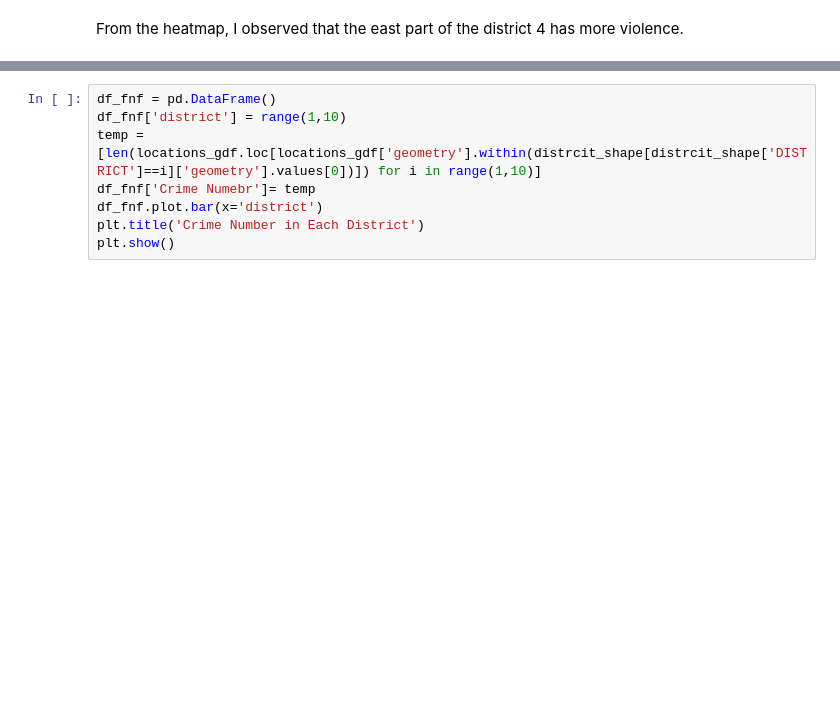
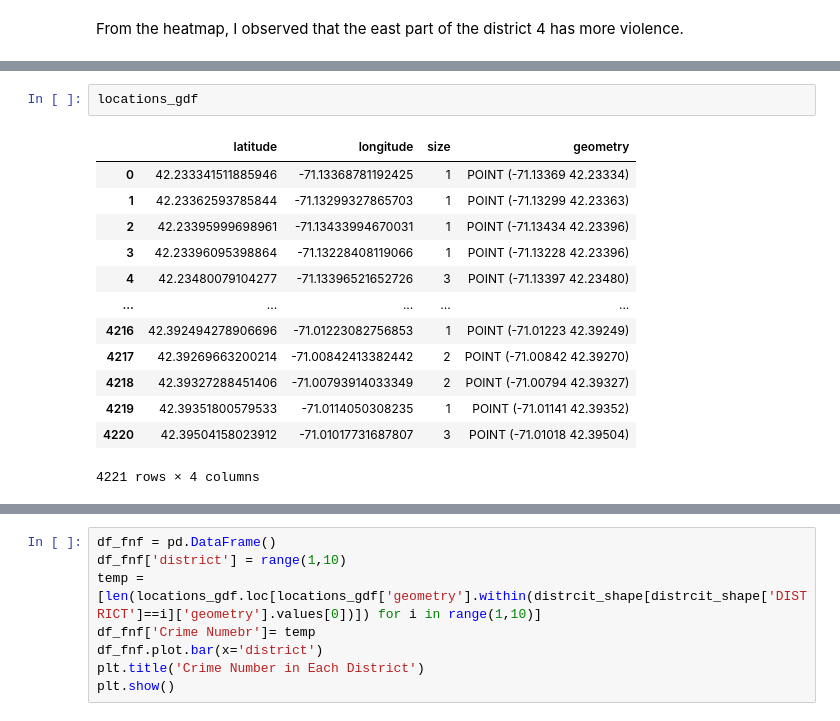
Before and after one commit to BU-Spark/ds-councilor-worrell-gun-violence, a Jupyter notebook: spring23-team-2/deliverables/deliverables 2/pattern-1.ipynb, the cells around one changed output, grey strips where cells are left out. Drawn from its saved outputs; the diff is of its cells as text; blank space fills up the shorter version.

```diff
--- a/spring23-team-2/deliverables/deliverables 2/pattern-1.ipynb
+++ b/spring23-team-2/deliverables/deliverables 2/pattern-1.ipynb
@@ -153,0 +159,16 @@ Name: DISTRICT, dtype: int64
+# %%
+locations_gdf
+# %% [output]
+|  | latitude | longitude | size | geometry |
+| 0 | 42.233341511885946 | -71.13368781192425 | 1 | POINT (-71.13369 42.23334) |
+| 1 | 42.23362593785844 | -71.13299327865703 | 1 | POINT (-71.13299 42.23363) |
+| 2 | 42.23395999698961 | -71.13433994670031 | 1 | POINT (-71.13434 42.23396) |
+| 3 | 42.23396095398864 | -71.13228408119066 | 1 | POINT (-71.13228 42.23396) |
+| 4 | 42.23480079104277 | -71.13396521652726 | 3 | POINT (-71.13397 42.23480) |
+| ... | ... | ... | ... | ... |
+| 4216 | 42.392494278906696 | -71.01223082756853 | 1 | POINT (-71.01223 42.39249) |
+| 4217 | 42.39269663200214 | -71.00842413382442 | 2 | POINT (-71.00842 42.39270) |
+| 4218 | 42.39327288451406 | -71.00793914033349 | 2 | POINT (-71.00794 42.39327) |
+| 4219 | 42.39351800579533 | -71.0114050308235 | 1 | POINT (-71.01141 42.39352) |
+| 4220 | 42.39504158023912 | -71.01017731687807 | 3 | POINT (-71.01018 42.39504) |
+4221 rows × 4 columns
```
Also changed, not shown: parts of 8 cells of this notebook.
